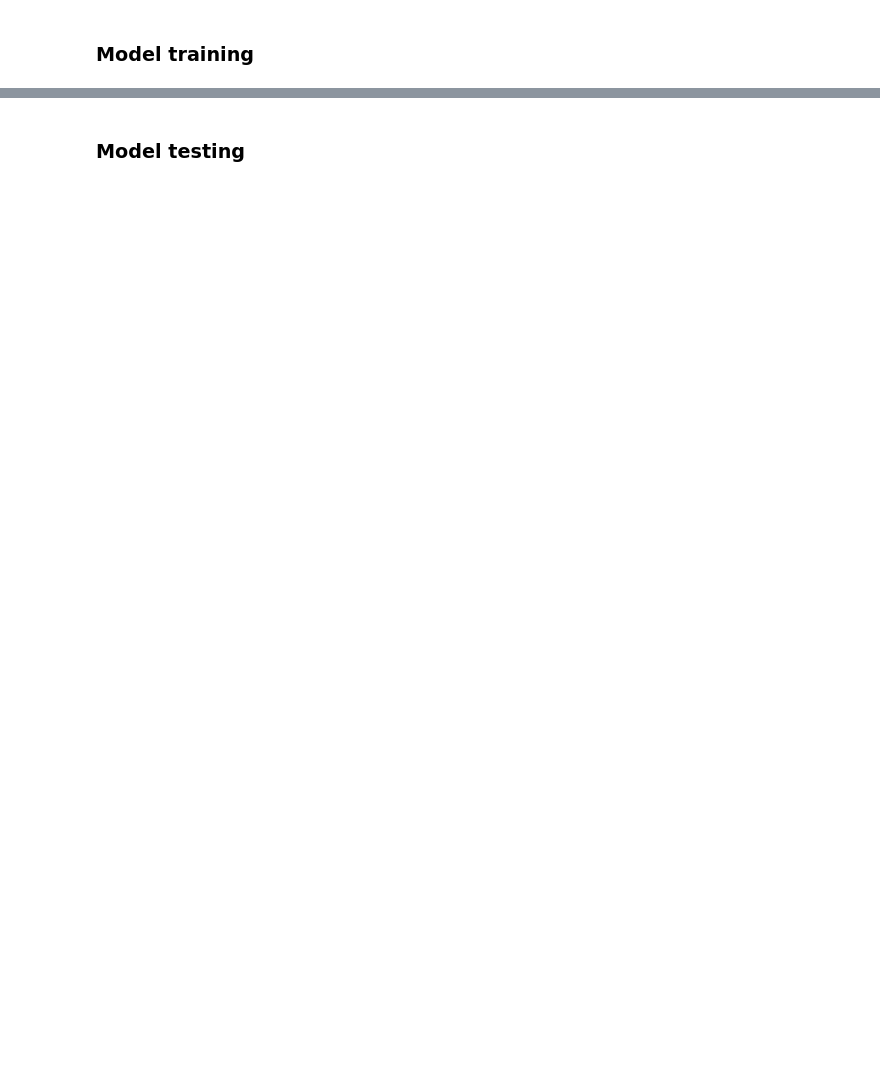
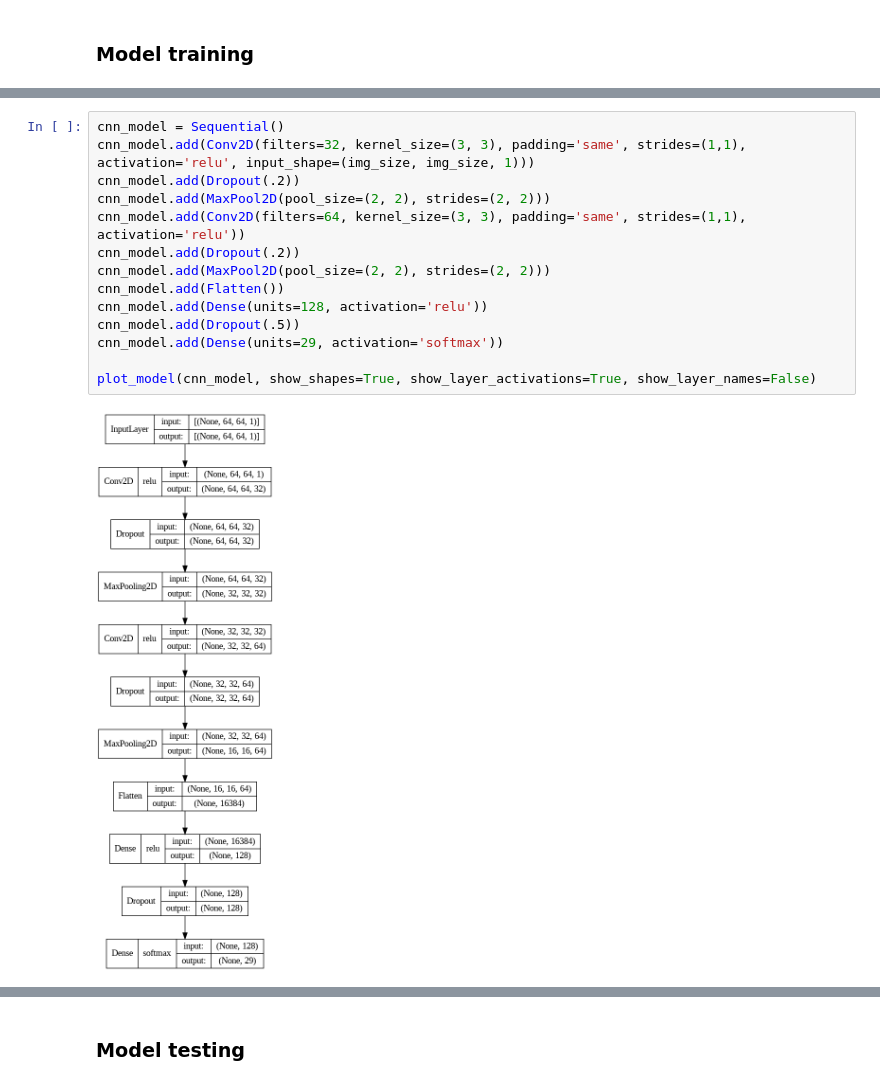
Before and after one commit to Maioy97/api-arachar-classification, a Jupyter notebook: ArabicCharecterClassification.ipynb, the cells around one changed output, grey strips where cells are left out. Cells and saved outputs as stored; diff of their text form; blank space fills up the shorter version.

```diff
--- a/ArabicCharecterClassification.ipynb
+++ b/ArabicCharecterClassification.ipynb
@@ -128,0 +257,16 @@ dirlist
+# %%
+cnn_model = Sequential()
+cnn_model.add(Conv2D(filters=32, kernel_size=(3, 3), padding='same', strides=(1,1), activation='relu', input_shape=(img_size, img_size, 1)))
+cnn_model.add(Dropout(.2))
+cnn_model.add(MaxPool2D(pool_size=(2, 2), strides=(2, 2)))
+cnn_model.add(Conv2D(filters=64, kernel_size=(3, 3), padding='same', strides=(1,1), activation='relu'))
+cnn_model.add(Dropout(.2))
+cnn_model.add(MaxPool2D(pool_size=(2, 2), strides=(2, 2)))
+cnn_model.add(Flatten())
+cnn_model.add(Dense(units=128, activation='relu'))
+cnn_model.add(Dropout(.5))
+cnn_model.add(Dense(units=29, activation='softmax'))
+
+plot_model(cnn_model, show_shapes=True, show_layer_activations=True, show_layer_names=False)
+# %% [output]
+[figure, added]
```
Also changed, not shown: parts of 20 cells of this notebook.
